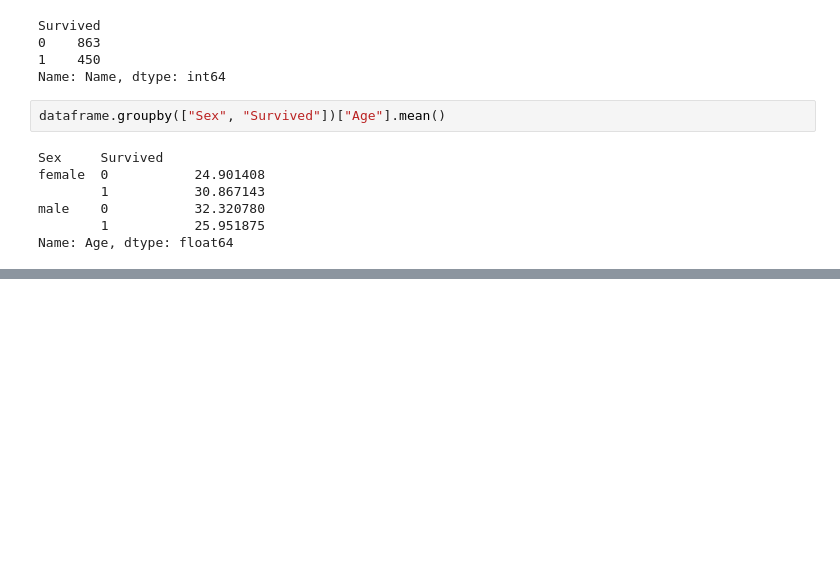
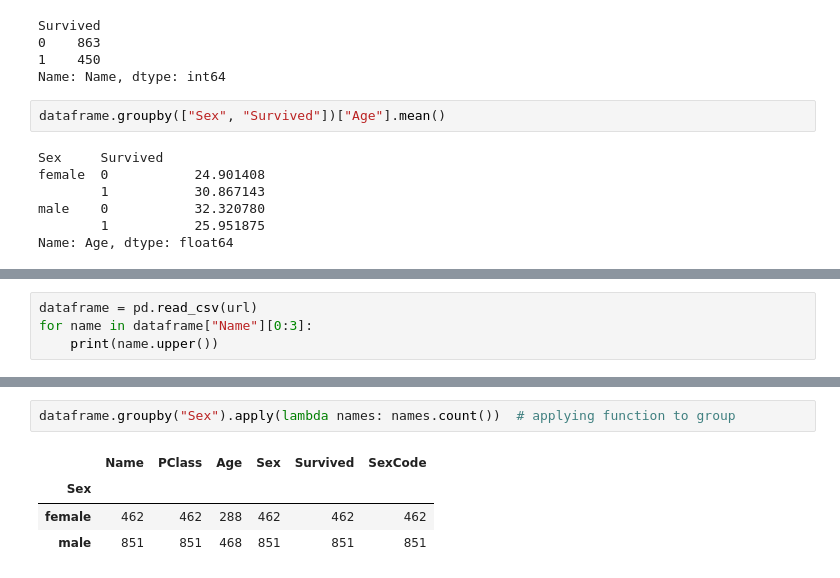
Before and after one commit to ArchieDash/O-REILLY-Machine-Learning, a Jupyter notebook: Chapter_3.ipynb, the cells around one changed output, grey strips where cells are left out. Cells and saved outputs as stored; diff of their text form; blank space fills up the shorter version.

```diff
--- a/Chapter_3.ipynb
+++ b/Chapter_3.ipynb
@@ -224,0 +246,4 @@ Name: Age, dtype: float64
+# %%
+dataframe = pd.read_csv(url)
+for name in dataframe["Name"][0:3]:
+    print(name.upper())
@@ -224,0 +262,7 @@ Name: Age, dtype: float64
+# %%
+dataframe.groupby("Sex").apply(lambda names: names.count())  # applying function to group
+# %% [output]
+|  | Name | PClass | Age | Sex | Survived | SexCode |
+| Sex |  |  |  |  |  |  |
+| female | 462 | 462 | 288 | 462 | 462 | 462 |
+| male | 851 | 851 | 468 | 851 | 851 | 851 |
```
Also changed, not shown: parts of 10 cells of this notebook.
